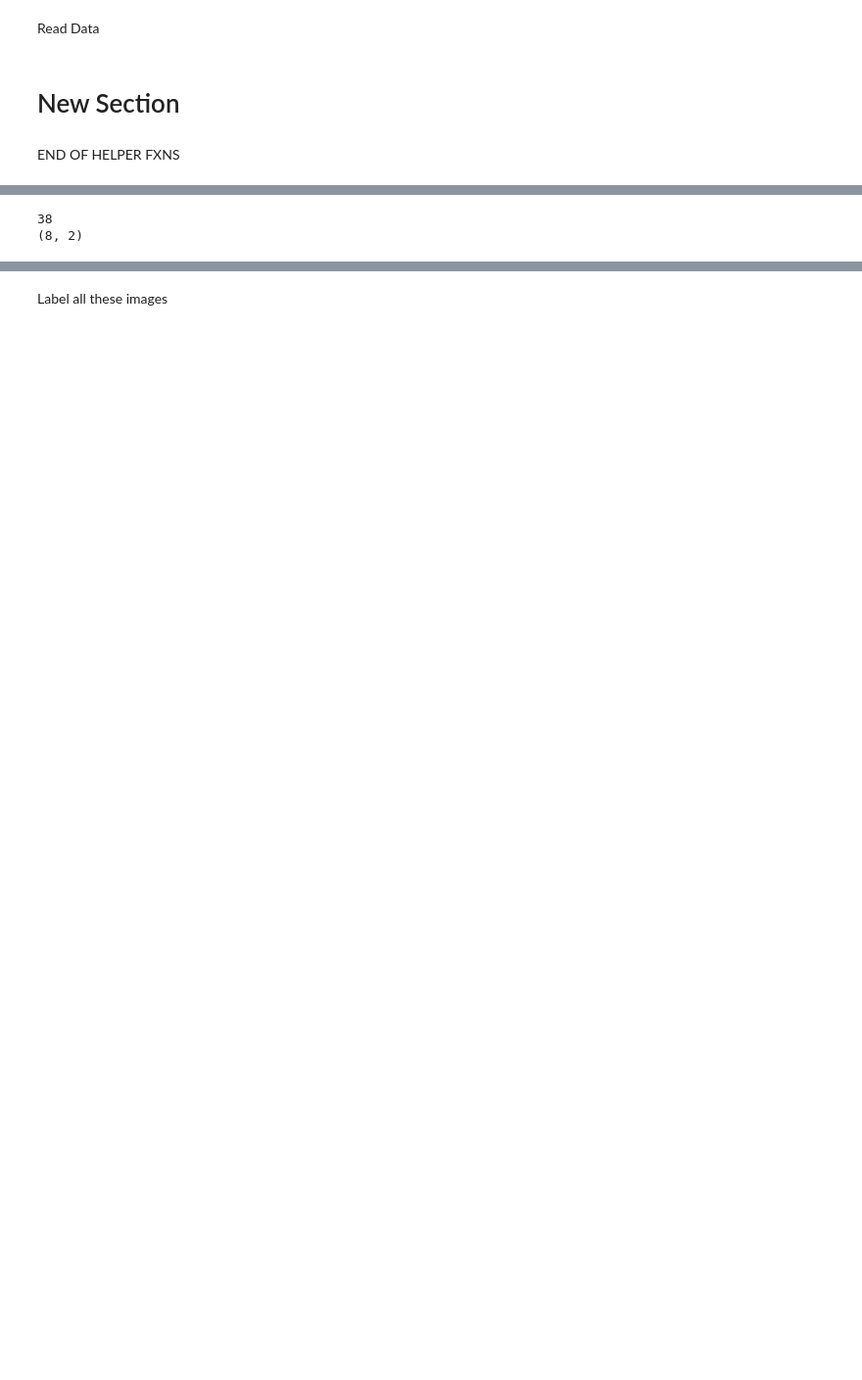
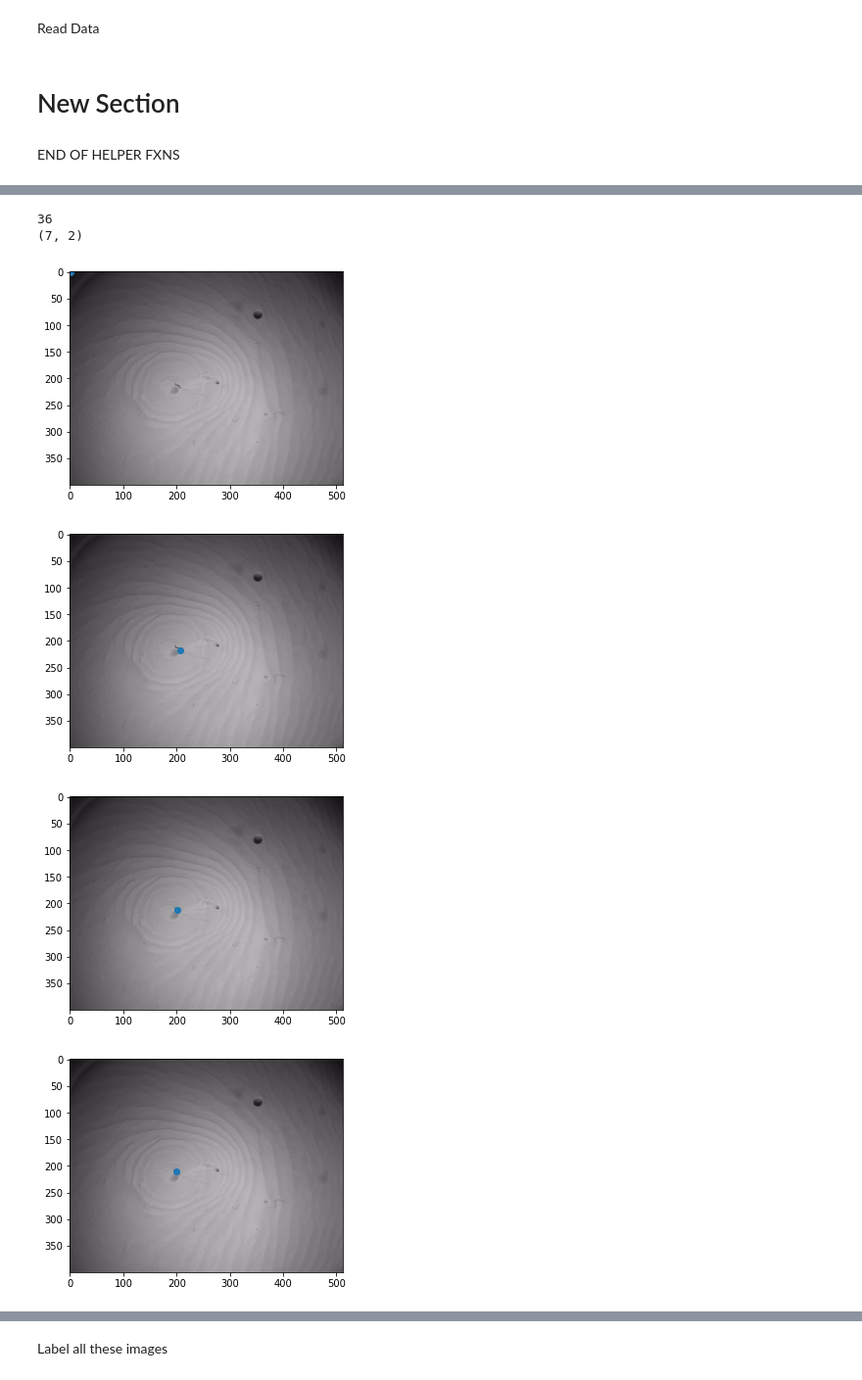
Before and after one commit to adwithmukherjee/WormTrackV2, a Jupyter notebook: WormTrackerV2.ipynb, the cells around one changed output, grey strips where cells are left out. Shown: that part at 98% size. Saved outputs shown, nothing was run; the diff lists cells and outputs as text; code cells hidden in the pictures; blank space fills up the shorter version.

Commit message:
Mainly working with automating image labeling for training

```diff
--- a/WormTrackerV2.ipynb
+++ b/WormTrackerV2.ipynb
@@ -94,7 +110,7 @@ def frame_compare(img1,img2,showImg=False):
 
 
   dif_sens=40 #remove later
-  dif_sense= 10
+  dif_sense= 5 #was 10
 
   motion_sensitivity=1.1 * 10
 
@@ -142,7 +158,7 @@ def frame_compare(img1,img2,showImg=False):
     xavg=round(xavg/weightTot)
     yavg=round(yavg/weightTot)
     pos=[xavg, yavg]
-  else: #returns 00 if change below threshold
+  else: #returns 1,1 if change below threshold
     xavg=1
     yavg=1
     pos=[xavg, yavg]
@@ -336,33 +359,39 @@ plt.imshow(a)
 #Display images in series that show tracking
 import time
 def displayTrack(pathToImages, stepSize=5):
   imgPath=pathToImages
   imgArray= folderToImgArray(imgPath)
   listlen=imgArray.shape[0]
   print(listlen)
 
   #poslist= np.zeros((listlen-1, 2)) #x,y
   poslist= np.empty((0,2), int)
 
 
   for i in range(0,listlen-1,stepSize):
     img1=imgArray[i,:,:,:]
     img2=imgArray[i+1,:,:,:]
 
     #frame_compare
     pos=frame_compare(img1,img2)
     #print(pos)
     plt.close()
     poslist= np.append(poslist,np.array([pos]),axis=0)
   print(poslist.shape)
 
   for i in range(0,poslist.shape[0]):
     plt.imshow(imgArray[i*stepSize])
     plt.scatter(poslist[i,0],poslist[i,1])
+    plt.show()
     time.sleep(.5)
     plt.close()
 
-displayTrack('D:\WormTrack\WormData\wormimgs_lowqual\\')
+#displayTrack('D:\\WormTrack\\WormData\\wormimgs_lowqual\\')
+displayTrack("C:/Users/jmara/OneDrive/Documents/GitHub/WormTrackV2/ClassifierInput/",5)
 # %% [output]
-38
-(8, 2)
+36
+(7, 2)
+[figure, added]
+[figure, added]
+[figure, added]
+[figure, added]
```
Also changed, not shown: parts of 9 cells of this notebook, 9 other files.
